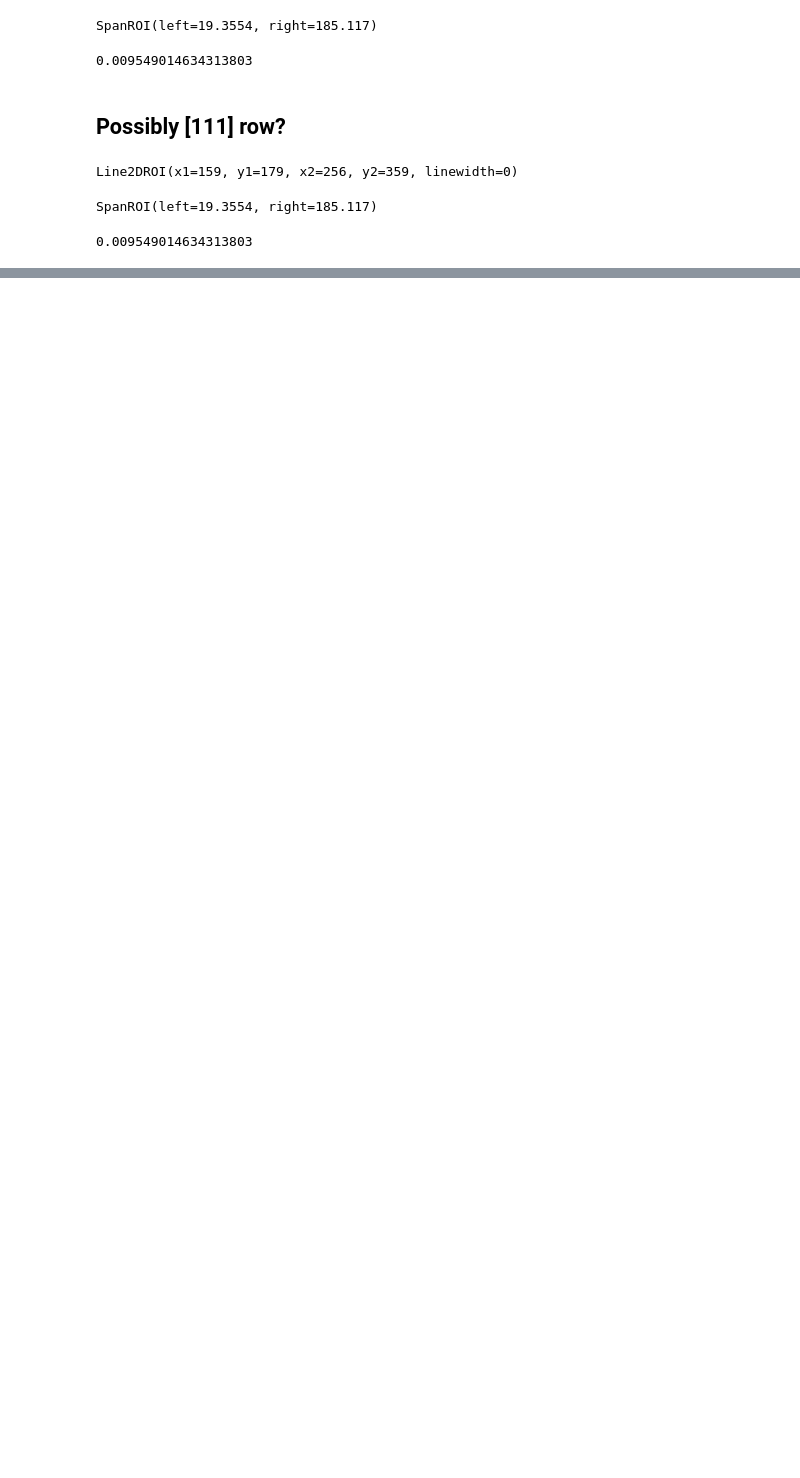
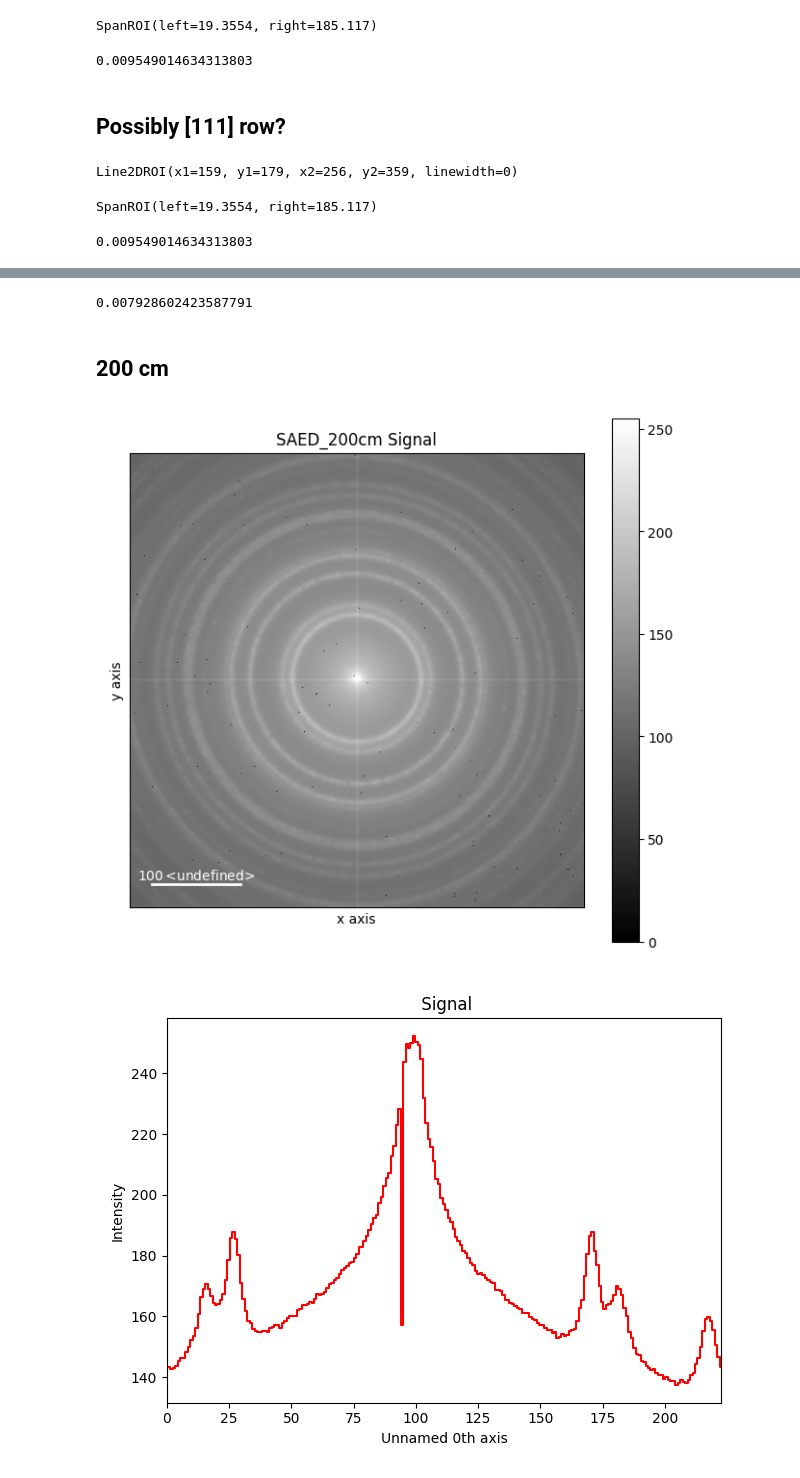
Before and after one commit to iverks/crysm, a Jupyter notebook: calibration.ipynb, the cells around one changed output, grey strips where cells are left out. Drawn from its saved outputs; the diff is of its cells as text; code cells hidden in the pictures; blank space fills up the shorter version.

```diff
--- a/calibration.ipynb
+++ b/calibration.ipynb
@@ -143,0 +174,25 @@ print(scale3)
+# %%
+num_peaks = 3
+r = (span.right - span.left) / profile.axes_manager[0].scale
+h, k, l = 1, 1, 1
+a = 3.901 # Å
+d = a/np.sqrt((h**2 + k**2 + l**2))
+scalte = (num_peaks-1)/(r*d)
+print(scalte)
+# %% [output]
+0.007928602423587791
+# %% [markdown]
+## 200 cm
+# %%
+folder = "/home/iverks/progging/master/zeolite_data/Au_calibration/"
+file = 'SAED_200cm.png'
+
+s_200 = hs.load(folder + file)
+# %%
+s_200.plot()
+line = hs.roi.Line2DROI(x1=199, y1=172, x2=326, y2=356, linewidth=3)
+profile = line.interactive(s_200)
+profile.plot()
+# %% [output]
+[figure, added]
+[figure, added]
```
Also changed, not shown: parts of 21 cells of this notebook, 8 other files.
